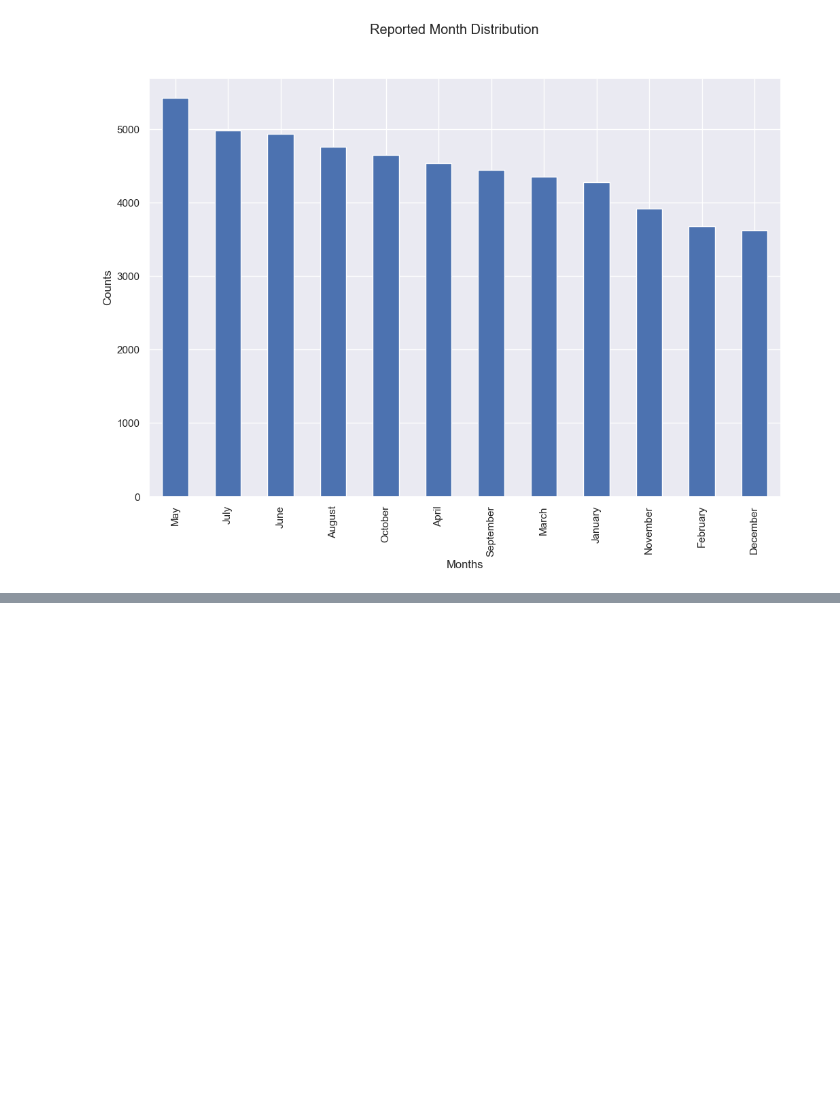
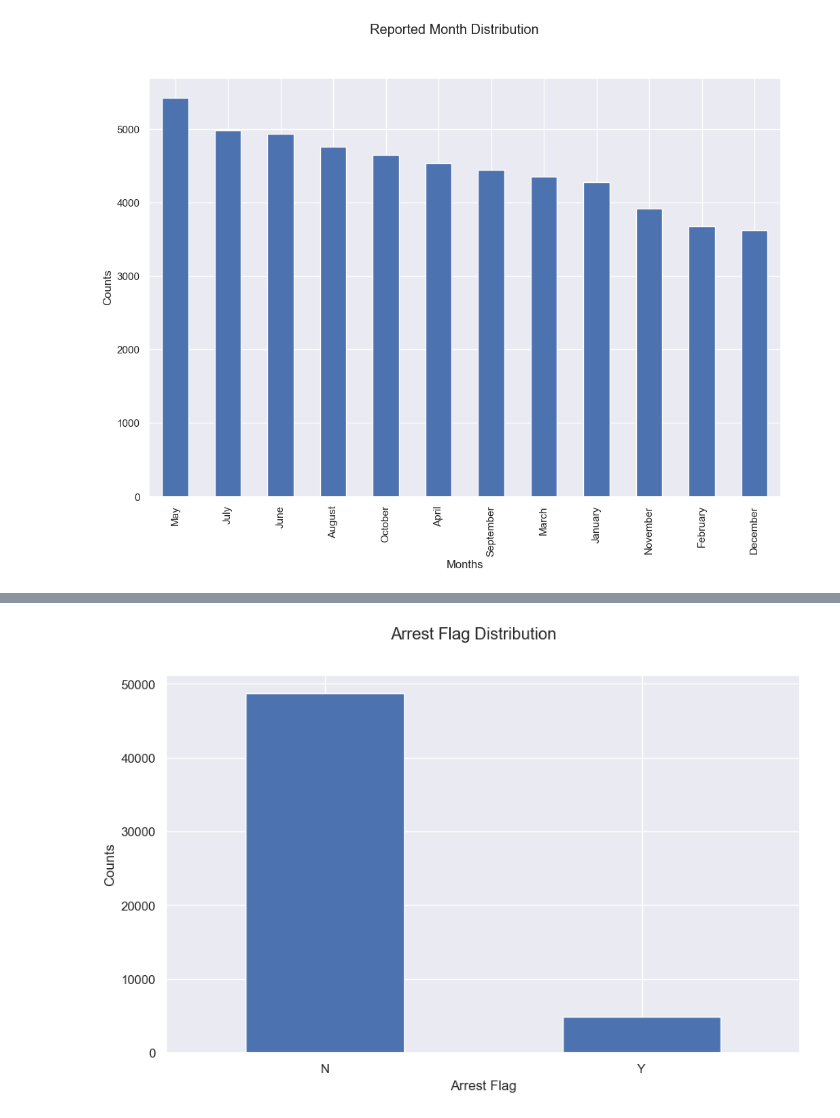
Before and after one commit to Azegele/Phase-3-Project, a Jupyter notebook: index.ipynb, the cells around one changed output, grey strips where cells are left out. Cells and saved outputs as stored; diff of their text form; code cells hidden in the pictures; blank space fills up the shorter version.

```diff
--- a/index.ipynb
+++ b/index.ipynb
@@ -586,0 +597,10 @@ plt.show()
+# %%
+plt.figure(figsize=(10,6))
+terry_stops['arrest_flag'].value_counts().plot(kind='bar')
+plt.suptitle("Arrest Flag Distribution")
+plt.xlabel("Arrest Flag")
+plt.xticks(rotation=0)
+plt.ylabel("Counts")
+plt.show()
+# %% [output]
+[figure, added]
```
Also changed, not shown: parts of 3 cells of this notebook.
